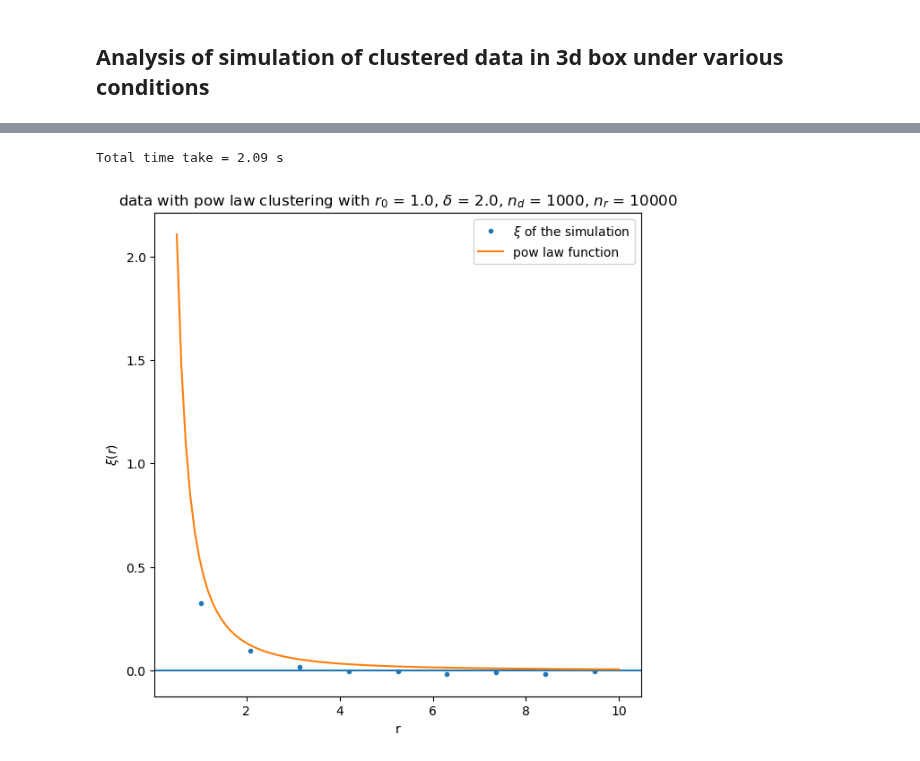
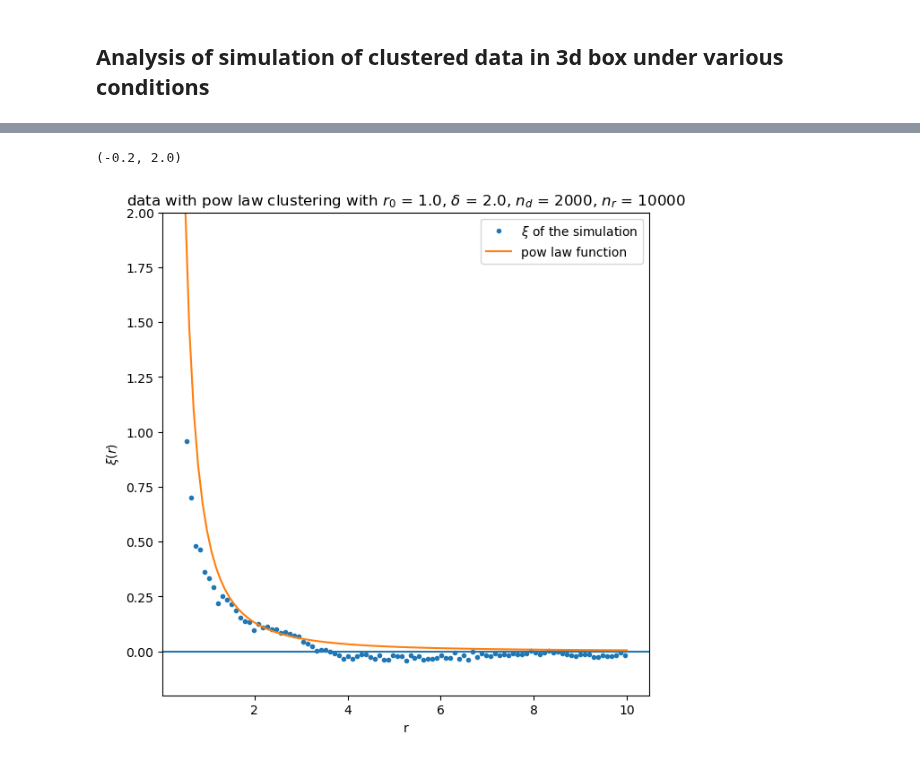
Before and after one commit to VibinRam/DP2, a Jupyter notebook: Codes/Clustering_simulation/cluster_simulation.ipynb, the cells around one changed output, grey strips where cells are left out. Saved outputs shown, nothing was run; the diff lists cells and outputs as text; code cells hidden in the pictures.

```diff
--- a/Codes/Clustering_simulation/cluster_simulation.ipynb
+++ b/Codes/Clustering_simulation/cluster_simulation.ipynb
@@ -7,6 +7,7 @@ import numpy as np
 import matplotlib.pyplot as plt
 from Corrfunc.theory.DD import DD
 import time
+import numpy.ma as ma
 
 
 def p_corr_fun(r, r0, delta):
@@ -15,7 +16,8 @@ def p_corr_fun(r, r0, delta):
 
 xi_r = np.vectorize(p_corr_fun)
 
-def get_r_from_prob(c, r0, delta):
+def get_r_from_prob(r0, delta):
+    c = np.random.uniform(0, 1, 1)[0]
     A = (1 - delta)/(pow(r0, delta) * (pow(10, 1 - delta) - pow(0.5, 1 - delta)))
     temp1 = (1 - delta)/(A * pow(r0, delta)) * c + pow(0.5, 1 - delta)
     return pow(temp1, 1/(1 - delta))
@@ -27,15 +29,14 @@ def make_clust_dist(num, r0, delta):
     i = 0
 
     while i < (num - 1):
-        c = np.random.uniform(0, 1, 1)[0]
-        r = get_r_from_prob(c, r0, delta)
+        r = get_r_from_prob(r0, delta)
         phi = np.random.uniform(0, 2 * np.pi, 1)[0]
         z = np.random.uniform(-r, r, 1)[0]
-        theta = np.arcsin(z/r)
+        theta = np.arccos(z/r)
         if np.isnan(theta):
             print(z/r)
 
-        new_add = np.array([r * np.cos(theta) * np.cos(phi), r * np.cos(theta) * np.sin(phi), z])
+        new_add = np.array([r * np.sin(theta) * np.cos(phi), r * np.sin(theta) * np.sin(phi), z])
         new_pt = np.reshape(dat_array[:,-1] + new_add, (3,1))
         if np.any(((new_pt < [[0], [0], [0]]) | (new_pt > [[10], [10], [10]]))):
             continue
@@ -45,9 +46,9 @@ def make_clust_dist(num, r0, delta):
 
     return dat_array
 
-def calc_corr_fun(x_dat, y_dat, z_dat, x_ran, y_ran, z_ran, bins, r0, delta):
+def calc_corr_fun(x_dat, y_dat, z_dat, x_ran, y_ran, z_ran, bins, r0=None, delta=None):
 
-    bin_avg = (bins[:-1] + bins[1:])/2
+    bin_avg = np.array((bins[:-1] + bins[1:])/2)
 
     results = DD(autocorr=1, nthreads=1, binfile=bins, X1=x_ran, Y1=y_ran, Z1=z_ran, periodic=False)
     results = np.array(list(map(list, results)))
@@ -68,20 +69,27 @@ def calc_corr_fun(x_dat, y_dat, z_dat, x_ran, y_ran, z_ran, bins, r0, delta):
     RR_norm = (len(x_ran) * (len(x_ran) - 1))/2
     DR_norm = len(x_dat) * len(x_ran)
 
-    xi = (DD_count/DD_norm - 2 * DR_count/DR_norm + RR_count/RR_norm)/ (RR_count/RR_norm)
+    xi = ma.masked_values(DD_count * RR_count * DR_count, 0)
+    xi[~xi.mask]= (DD_count[~xi.mask]/DD_norm - 2 * DR_count[~xi.mask]/DR_norm + RR_count[~xi.mask]/RR_norm)/ (RR_count[~xi.mask]/RR_norm)
+
 
     fig, ax = plt.subplots(figsize=(7,7))
     ax.plot(bin_avg, xi, '.', label=r"$\xi$ of the simulation")
+    ax.plot(bin_avg[xi.mask], np.zeros_like(bin_avg[xi.mask]), 'r.', label="bins with any of the counts zero")
     ax.axhline(0)
     ax.set_xlabel('r')
     ax.set_ylabel(r'$\xi(r)$')
-    ax.set_title("data with pow law clustering with $r_0$ = {}, $\delta$ = {}, $n_d$ = {}, $n_r$ = {}".format(r0, delta, len(x_dat), len(x_ran)))
+    if r0==None:
+        ax.set_title("Correlation function")
+    else:
+        ax.set_title("data with pow law clustering with $r_0$ = {}, $\delta$ = {}, $n_d$ = {}, $n_r$ = {}".format(r0, delta, len(x_dat), len(x_ran)))
 
-    r_vals = np.linspace(0.5, 10, 100)
-    xi_vals = xi_r(r_vals, r0, delta)
+        r_vals = bins
+        xi_vals = xi_r(r_vals, r0, delta)
 
-    ax.plot(r_vals, xi_vals, label="pow law function")
+        ax.plot(r_vals, xi_vals, label="pow law function")
     ax.legend()
+    return ax
 # %% [markdown]
 ## Simulation of clustered data in 3d box
 # %%
@@ -180,11 +183,11 @@ def make_clust_dist(num, r0, delta):
         r = get_r_from_prob(c, r0, delta)
         phi = np.random.uniform(0, 2 * np.pi, 1)[0]
         z = np.random.uniform(-r, r, 1)[0]
-        theta = np.arcsin(z/r)
+        theta = np.arccos(z/r)
         if np.isnan(theta):
             print(z/r)
 
-        new_add = np.array([r * np.cos(theta) * np.cos(phi), r * np.cos(theta) * np.sin(phi), z])
+        new_add = np.array([r * np.sin(theta) * np.cos(phi), r * np.sin(theta) * np.sin(phi), z])
         new_pt = np.reshape(dat_array[:,-1] + new_add, (3,1))
         if np.any(((new_pt < [[0], [0], [0]]) | (new_pt > [[10], [10], [10]]))):
             continue
@@ -262,7 +265,9 @@ def Look_into(r0, delta, n_d, n_r, bins):
     x_dat, y_dat, z_dat = make_clust_dist(n_d, r0, delta)
     x_ran, y_ran, z_ran = np.random.uniform(0, 10, (3, n_r))
 
-    calc_corr_fun(x_dat, y_dat, z_dat, x_ran, y_ran, z_ran, bins, r0, delta)
+    ax = calc_corr_fun(x_dat, y_dat, z_dat, x_ran, y_ran, z_ran, bins, r0, delta)
 
     end = time.time()
     print("Total time take = {} s".format(round(end-start,2)))
+
+    return ax
@@ -274,3 +288,4 @@ Total time take = 4.04 s
 # %%
-Look_into(r0 = 1.0, delta = 2.0, n_d = 1000, n_r = 10000)
+ax = Look_into(r0 = 1.0, delta = 2.0, n_d = 2000, n_r = 10000, bins = np.linspace(0.5, 10, 100))
+ax.set_ylim(-0.2, 2)
 # %% [output]
@@ -282,2 +293,2 @@ Look_into(r0 = 1.0, delta = 2.0, n_d = 1000, n_r = 10000)
-Total time take = 2.09 s
+(-0.2, 2.0)
-[figure, old version]
+[figure, new version]
```
Also changed, not shown: parts of 14 cells of this notebook.
